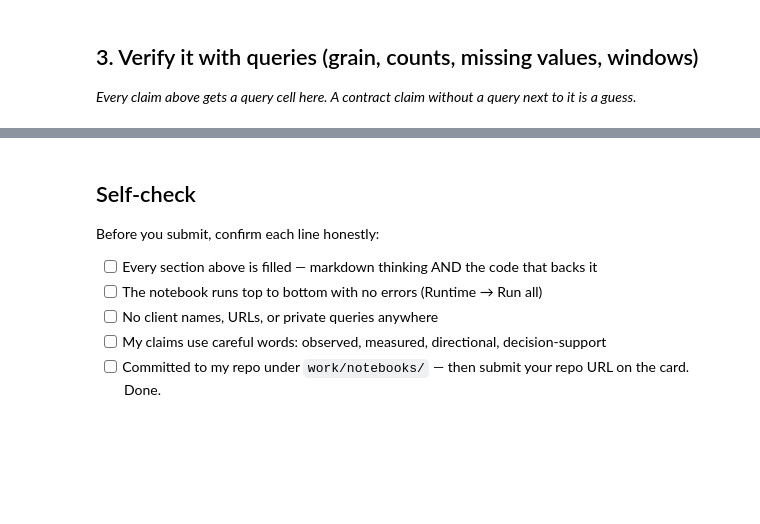
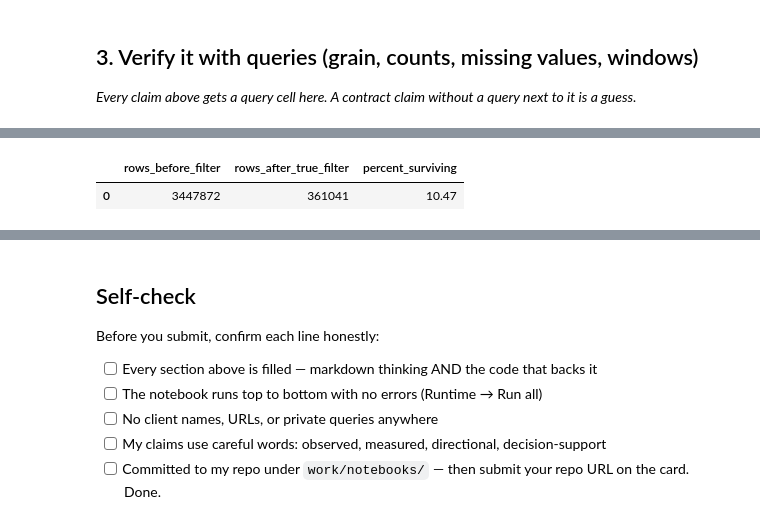
Before and after one commit to kevinwdt/flyrank-internship-ml, a Jupyter notebook: work/notebooks/w03_data_contract.ipynb, the cells around one changed output, grey strips where cells are left out. Cells and saved outputs as stored; diff of their text form; code cells hidden in the pictures; blank space fills up the shorter version.

```diff
--- a/work/notebooks/w03_data_contract.ipynb
+++ b/work/notebooks/w03_data_contract.ipynb
@@ -26,0 +218,41 @@ This skeleton is yours to fill. Work the sections **in order** — each one has
+# %%
+# VERIFICATION QUERY 3: GA4 availability
+# The assignment specifically requires an IS TRUE filter.
+
+availability_check = con.sql(
+    f"""
+    WITH lane_rows AS
+    (
+        SELECT *
+        FROM {MARCH}
+        WHERE gsc_impressions > 0
+          AND gsc_avg_position > 0
+    ),
+    counts AS
+    (
+        SELECT
+            (SELECT COUNT(*) FROM lane_rows)
+                AS rows_before_filter,
+
+            (
+                SELECT COUNT(*)
+                FROM lane_rows
+                WHERE ga4_data_available IS TRUE
+            ) AS rows_after_true_filter
+    )
+    SELECT
+        rows_before_filter,
+        rows_after_true_filter,
+        ROUND(
+            100.0 * rows_after_true_filter
+            / NULLIF(rows_before_filter, 0),
+            2
+        ) AS percent_surviving
+    FROM counts
+    """
+).df()
+
+display(availability_check)
+# %% [output]
+|  | rows_before_filter | rows_after_true_filter | percent_surviving |
+| 0 | 3447872 | 361041 | 10.47 |
```
Also changed, not shown: parts of 19 cells of this notebook.
